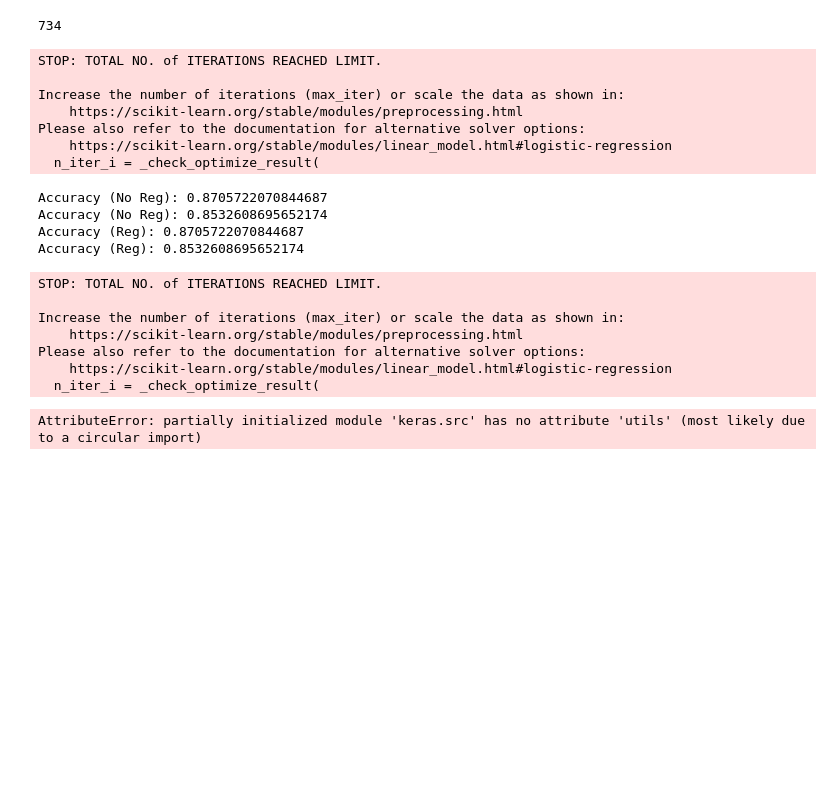
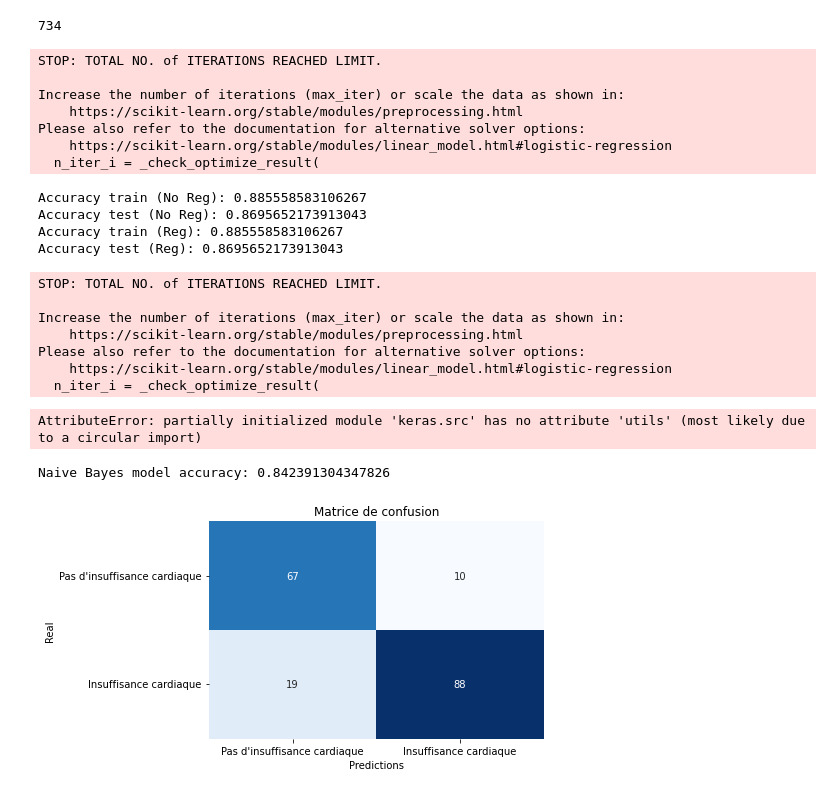
Before and after one commit to DevNono/IA01_project, a Jupyter notebook: proj.ipynb, the cells around one changed output. Cells and saved outputs as stored; diff of their text form; code cells hidden in the pictures; blank space fills up the shorter version.

```diff
--- a/proj.ipynb
+++ b/proj.ipynb
@@ -197,17 +225,16 @@ Accuracy:  88.04%
 # %%
-# Regression logistique
-from sklearn.linear_model import LogisticRegression
-from sklearn.preprocessing import PolynomialFeatures
+# LOGISTIC REGRESSION
 
-poly = PolynomialFeatures(degree=6) #création de l'objet
+
+# Creating model
+poly = PolynomialFeatures(degree=6)
 X_poly_python = poly.fit_transform(X_train)
-print(len(X_poly_python)) # nb de features
+X_poly_test = poly.fit_transform(X_test)
+print(len(X_poly_python)) # Number of features
 
-X_poly_test = poly.fit_transform(X_test)
-
-model_no_reg = LogisticRegression(penalty=None, max_iter=5000)
-model_reg = LogisticRegression(penalty='l2', C=1, max_iter=5000)
-
+# Models w/ and w/o penalty
+model_no_reg = LogisticRegression(penalty=None, max_iter=10000)
+model_reg = LogisticRegression(penalty='l2', C=1, max_iter=10000)
 model_no_reg.fit(X_poly_python, y_train)
 model_reg.fit(X_poly_python, y_train)
 
@@ -217,17 +244,23 @@ intercept_no_reg = model_no_reg.intercept_
 coef_reg = model_reg.coef_[0]
 intercept_reg = model_reg.intercept_
 
+# Predictions
 y_train_pred_no_reg = model_no_reg.predict(X_poly_python)
 y_pred_no_reg = model_no_reg.predict(X_poly_test)
-
 y_train_pred_reg = model_reg.predict(X_poly_python)
 y_pred_reg = model_reg.predict(X_poly_test)
 
-print("Accuracy (No Reg):", accuracy_score(y_train, y_train_pred_no_reg))
-print("Accuracy (No Reg):", accuracy_score(y_test, y_pred_no_reg))
+# Results
+print("Accuracy train (No Reg):", accuracy_score(y_train, y_train_pred_no_reg))
+print("Accuracy test (No Reg):", accuracy_score(y_test, y_pred_no_reg))
 
-print("Accuracy (Reg):", accuracy_score(y_train, y_train_pred_reg))
-print("Accuracy (Reg):", accuracy_score(y_test, y_pred_reg))
+print("Accuracy train (Reg):", accuracy_score(y_train, y_train_pred_reg))
+print("Accuracy test (Reg):", accuracy_score(y_test, y_pred_reg))
+
+# Results append
+# precision.append()
+# recall.append()
+accuracy.append(accuracy_score(y_test, y_pred_reg))
 # %% [output]
 734
 STOP: TOTAL NO. of ITERATIONS REACHED LIMIT.
@@ -237,10 +270,10 @@ Increase the number of iterations (max_iter) or scale the data as shown in:
 Please also refer to the documentation for alternative solver options:
     https://scikit-learn.org/stable/modules/linear_model.html#logistic-regression
   n_iter_i = _check_optimize_result(
-Accuracy (No Reg): 0.8705722070844687
-Accuracy (No Reg): 0.8532608695652174
-Accuracy (Reg): 0.8705722070844687
-Accuracy (Reg): 0.8532608695652174
+Accuracy train (No Reg): 0.885558583106267
+Accuracy test (No Reg): 0.8695652173913043
+Accuracy train (Reg): 0.885558583106267
+Accuracy test (Reg): 0.8695652173913043
 STOP: TOTAL NO. of ITERATIONS REACHED LIMIT.
 
 Increase the number of iterations (max_iter) or scale the data as shown in:
@@ -291,2 +323,34 @@ print('Test model accuracy:', accuracy_test)
 # %% [output]
 AttributeError: partially initialized module 'keras.src' has no attribute 'utils' (most likely due to a circular import)
+# %%
+# NAIVE BAYES CLASSIFIER
+
+
+# Scale for Bayes
+min_max_scaler = MinMaxScaler()
+X_train_minmax = min_max_scaler.fit_transform(X_train)
+X_test_minmax = min_max_scaler.fit_transform(X_test)
+
+# Model fitting
+bayes_model = MultinomialNB(force_alpha=True)
+bayes_model.fit(X_train_minmax, y_train)
+
+# Predictions
+y_test_proba = bayes_model.predict(X_test_minmax)
+
+# Results
+accuracy_test = accuracy_score(y_test, y_test_proba)
+print('Naive Bayes model accuracy:', accuracy_test)
+conf_matrix = confusion_matrix(y_test, y_test_proba)
+sns.heatmap(conf_matrix, annot=True, fmt="d", cmap="Blues", cbar=False,
+            xticklabels=["Pas d'insuffisance cardiaque", "Insuffisance cardiaque"],
+            yticklabels=["Pas d'insuffisance cardiaque", "Insuffisance cardiaque"])
+
+# Plot
+plt.title("Matrice de confusion")
+plt.xlabel("Predictions")
+plt.ylabel("Real")
+plt.show()
+# %% [output]
+Naive Bayes model accuracy: 0.842391304347826
+[figure, added]
```
Also changed, not shown: parts of 9 cells of this notebook.
